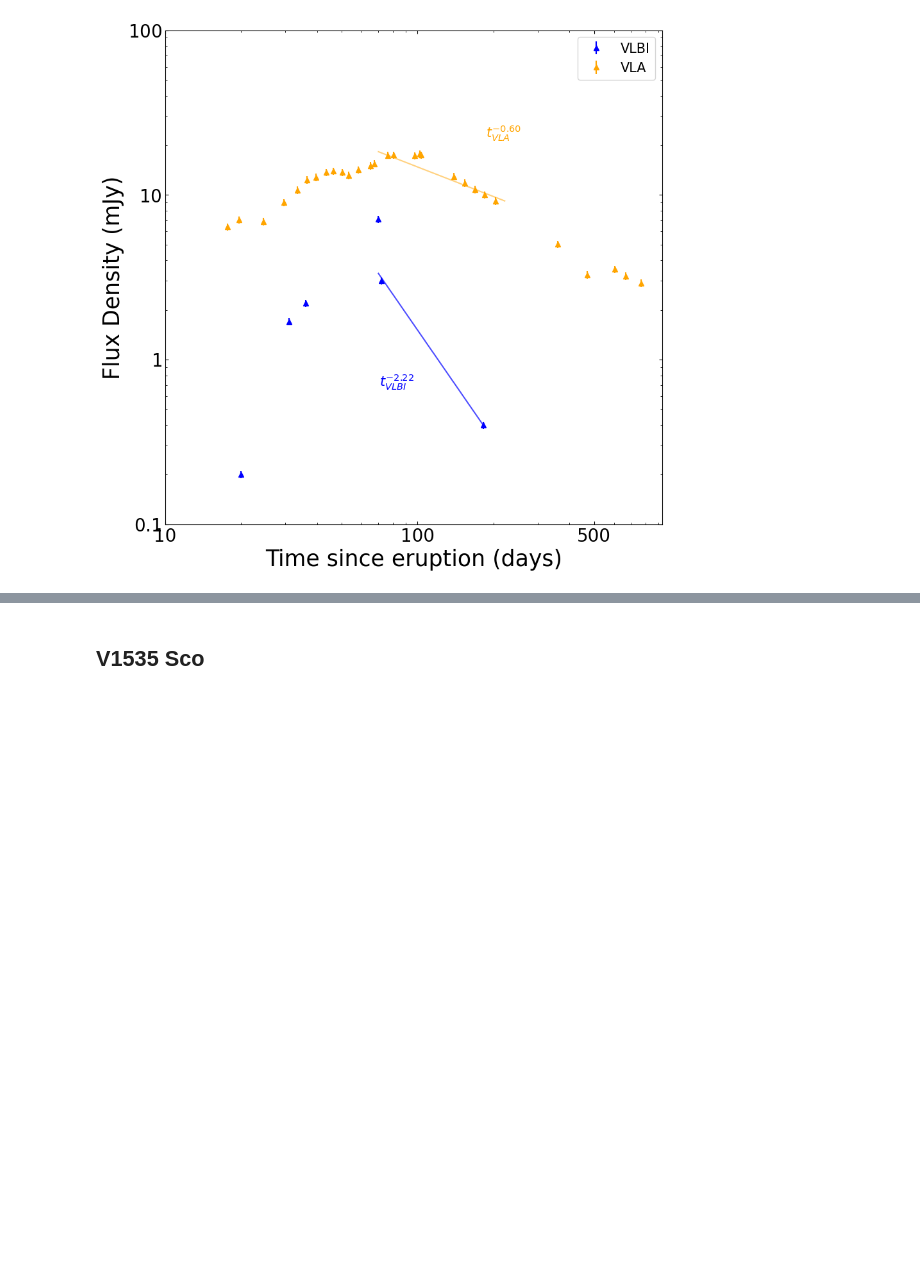
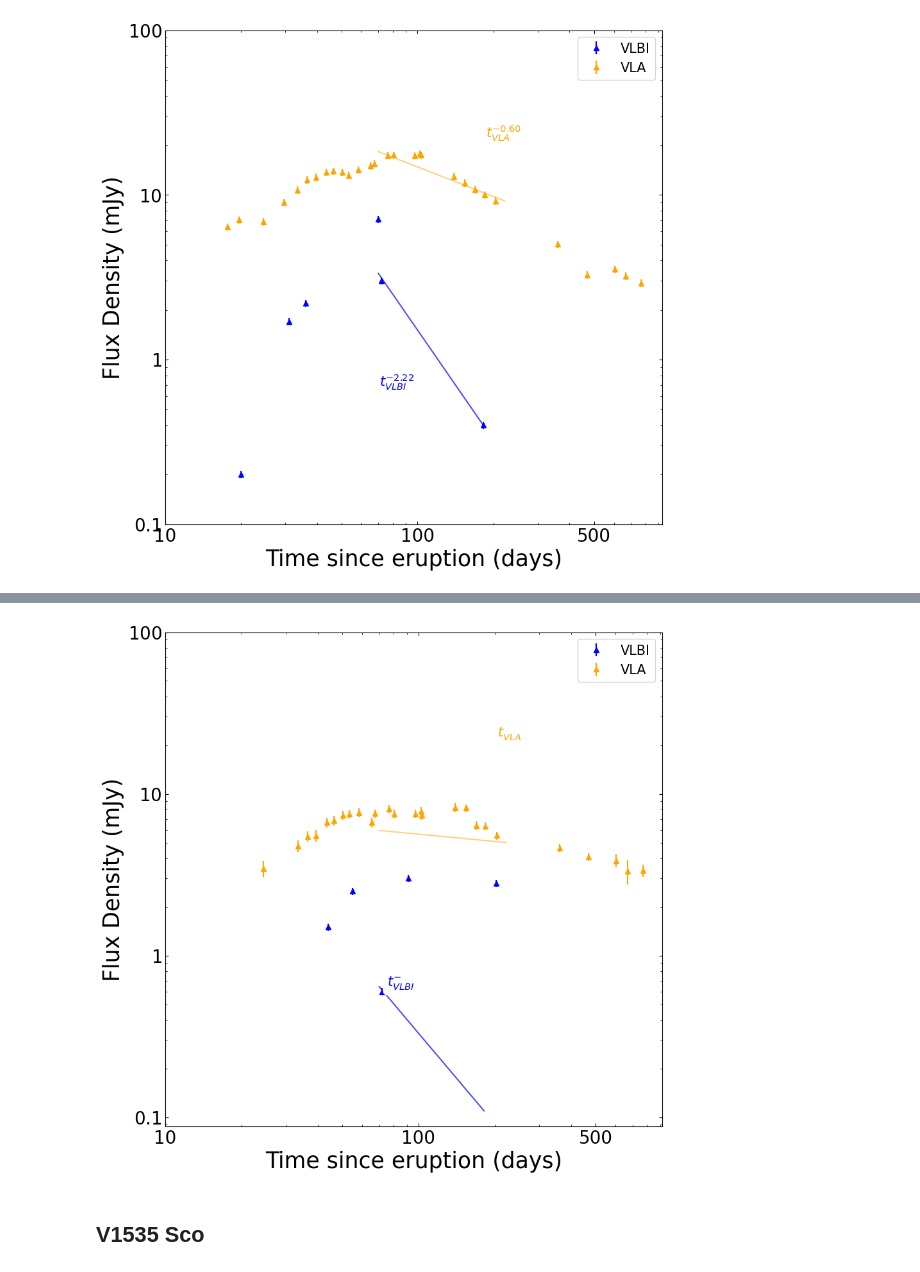
Before and after one commit to Wilhelm005/Research-Code, a Jupyter notebook: VLBI vs VLA data.ipynb, the cells around one changed output, grey strips where cells are left out. Saved outputs shown, nothing was run; the diff lists cells and outputs as text; code cells hidden in the pictures; blank space fills up the shorter version.

```diff
--- a/VLBI vs VLA data.ipynb
+++ b/VLBI vs VLA data.ipynb
@@ -275,0 +280,20 @@ plt.show()
+# %%
+#VLBA observation
+#from Giroletti et al. 2020
+#only using the SE region like it looks like they did in their paper
+#but this doesn't get the same results for some reason...
+
+f1_VLBI = (
+    #[44, 1.6, 1.5, 0], #EVN
+    #[55, 1.6, 2.5, 0], #VLBA
+    #[72, 1.6, 0.6, 0], #VLBA
+    #[91, 1.6, 3, 0], #EVN
+    #[203, 1.6, 2.8, 0] #EVN
+)
+
+#making the dataframes for the frequency
+VLBI_407_1 = pd.DataFrame(f1_VLBI, columns = ["Days","Freq","Flux","Error"])
+
+days1_VLBI = VLBI_407_1['Days']
+flux1_VLBI = VLBI_407_1["Flux"]
+flux_err1_VLBI = np.sqrt(VLBI_407_1["Error"]**2 + (VLBI_407_1["Flux"]*0.05)**2)
@@ -276,3 +463,58 @@ plt.show()
+# %%
+#plotting
+
+fig, ax = plt.subplots()
+fig.set_size_inches(10,10)
+
+# Store which labels have already been used
+used_labels = set()
+
+def plot(days, fluxes, errors, color, label_name):
+    for day, flux, err in zip(days, fluxes, errors):
+        if flux < 3 * err:
+            fmt = 'x'  # square for non-detection
+            label = None  # no label for non-detections
+
+            ax.errorbar(day, (flux+3*err), fmt=fmt, color=color, label=label)
+
+        if flux > 3*err :
+            fmt = '^'  # triangle for detection
+            label = label_name if label_name not in used_labels else None
+
+            ax.errorbar(day, flux, yerr=err, fmt=fmt, color=color, label=label)
+
+        if label:
+            used_labels.add(label)
+
+x_freq = np.arange(70,182,0.5)
+plot(days1_VLBI, flux1_VLBI, flux_err1_VLBI, 'blue', 'VLBI')
+ax.plot(x_freq, fit_model_weights01(x_freq), color='blue', linestyle = '-', alpha=.70)
+ax.annotate('$t_{VLBI}^{-}$', xy=(280, 170), xycoords='axes points', size=15, color='blue', ha='right', va='top', bbox=dict(boxstyle='round', fc='w', ec="w"))
+
+
+x_freq1 = np.arange(70,222,0.5)
+plot(days1_VLA, flux1_VLA, flux_err1_VLA, 'orange', "VLA")
+#plot(days5_VLAfit, flux5_VLAfit, flux_err5_VLAfit, 'red', "Vtest")
+ax.plot(x_freq1, fit_model_weights11(x_freq1), color='orange',  linestyle = '-', alpha=.50)
+ax.annotate('$t_{VLA}^{}$', xy=(400, 450), xycoords='axes points', size=15, color='orange', ha='right', va='top', bbox=dict(boxstyle='round', fc='w', ec="w"))
+
+
+# Final plot formatting
+ax.set_xscale('log')
+ax.set_xticks([10,100,500], labels = ['10','100','500'], fontsize = 20)
+ax.set_yscale('log')
+ax.set_yticks([0.1, 1,10, 100], labels = [r'$0.1$', r'$1$', r'$10$', r'$100$'], fontsize = 20)
+ax.set_xlabel("Time since eruption (days)", fontsize = 25)
+ax.set_ylabel("Flux Density (mJy)", fontsize = 25)
+
+ax.tick_params(axis='both', which='both', direction='in', top=True, right=True)
+
+ax.set_title("")
+plt.legend(fontsize = 15)
+plt.savefig("V407Cyg_VLA_vs_VLBA_lc.png")
+plt.show()
+# %% [output]
+[figure, added]
 # %% [markdown]
 ## V1535 Sco
 # %%
```
Also changed, not shown: parts of 6 cells of this notebook.
